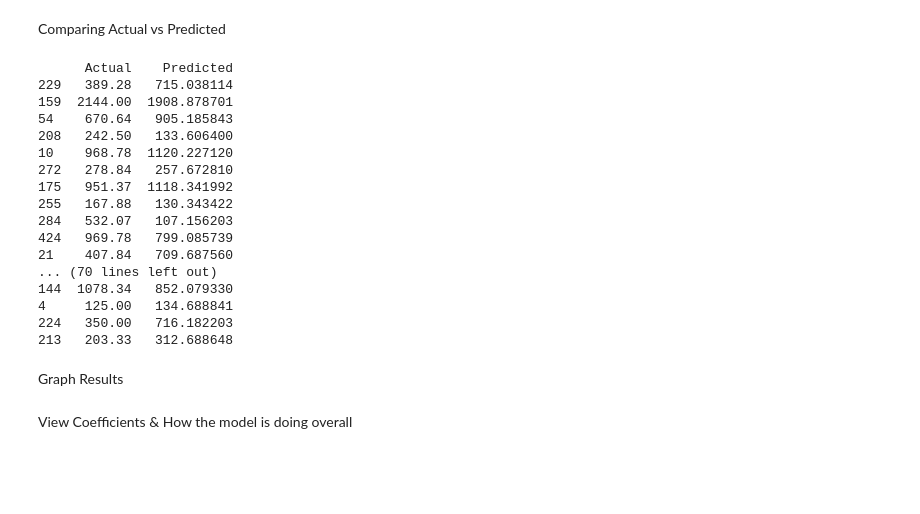
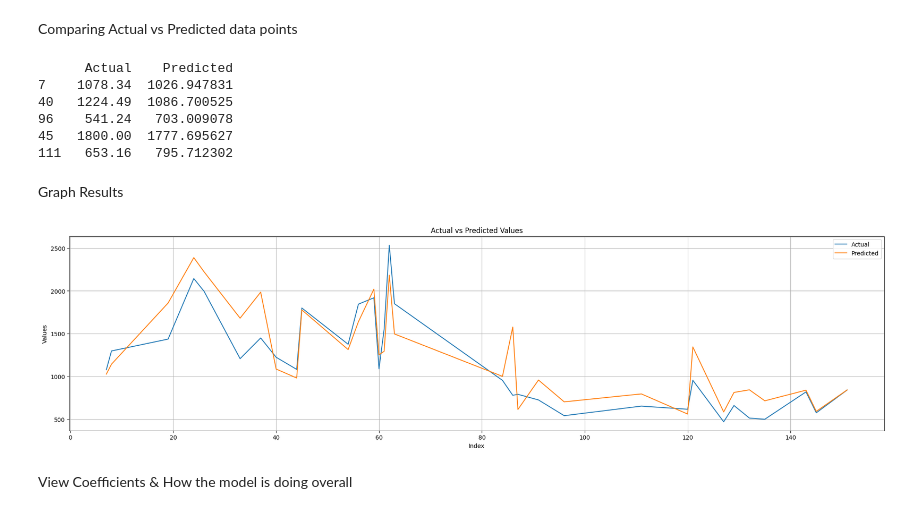
Before and after one commit to Patrickgo545/USH, a Jupyter notebook: shipping_calculator/machine_learning/ml_shipping_calculator.ipynb, the cells around one changed output. Cells and saved outputs as stored; diff of their text form; code cells hidden in the pictures; blank space fills up the shorter version.

Commit message:
ML - Linear Regression model: Shipping Calculator

```diff
--- a/shipping_calculator/machine_learning/ml_shipping_calculator.ipynb
+++ b/shipping_calculator/machine_learning/ml_shipping_calculator.ipynb
@@ -32,0 +20,14 @@ y_pred = regressor.predict(X_test)
+# %%
+# SHIPPING DASHBOARD CSV
+shipments_df = pd.read_csv("./shipments_2023.csv")
+
+# GAS PRICE AVERAGES CSV
+monthly_gas_averages = pd.read_csv("./gas_averages - U.S._All_Grades_All_Formulations_Retail_Gasoline_Prices (2) (1).csv")
+
+# CONVERT DATE COLUMN IN SHIPMENTS_DS TO DATETIME
+shipments_df['Project Date'] = pd.to_datetime(shipments_df['Project Date'], format='%Y-%m-%d')
+
+# ADJUST PROJECT DATE TO MATCH MONTHLY GAS AVG & MERGE
+shipments_df['month_year'] = shipments_df['Project Date'].dt.month.astype(str) + '/' + shipments_df['Project Date'].dt.year.astype(str)
+shipments_df = pd.merge(shipments_df, monthly_gas_averages, how='left', left_on='month_year', right_on='Month', suffixes=('_shipments', '_gas_averages'))
+shipments_df = shipments_df.rename(columns={'U.S. All Grades All Formulations Retail Gasoline Prices Dollars per Gallon': 'avg_gas_price'})
@@ -33,26 +87,31 @@ y_pred = regressor.predict(X_test)
+# %%
+# INDEPENDENT VARIABLES
+X = df[['pallets', 'weight', 'distance', 'avg_gas_price']]
+
+# DEPENDENT VARIABLE
+y = df['quote']
+
+# SPLIT DATASET
+X_train, X_test, y_train, y_test = train_test_split(X,y,test_size=0.2, random_state=0)
+
+# TRAINING MODEL
+regressor = LinearRegression()
+regressor.fit(X_train,y_train)
+
+# VALIDATING MODEL
+y_pred = regressor.predict(X_test)
 # %% [markdown]
-Comparing Actual vs Predicted
+Comparing Actual vs Predicted data points
 # %%
 df = pd.DataFrame({'Actual':y_test, 'Predicted':y_pred})
-pd.set_option('display.max_rows', None)
-print(df)
+# pd.set_option('display.max_rows', None)
 
-#print(df.head())
+
+print(df.head())
 # %% [output]
       Actual    Predicted
-229   389.28   715.038114
-159  2144.00  1908.878701
-54    670.64   905.185843
-208   242.50   133.606400
-10    968.78  1120.227120
-272   278.84   257.672810
-175   951.37  1118.341992
-255   167.88   130.343422
-284   532.07   107.156203
-424   969.78   799.085739
-21    407.84   709.687560
-... (70 lines left out)
-144  1078.34   852.079330
-4     125.00   134.688841
-224   350.00   716.182203
-213   203.33   312.688648
+7    1078.34  1026.947831
+40   1224.49  1086.700525
+96    541.24   703.009078
+45   1800.00  1777.695627
+111   653.16   795.712302
@@ -84,3 +120,20 @@ Graph Results
+# %%
+df.sort_index(inplace=True)
+
+# Plotting without dots
+plt.figure(figsize=(25, 6))
+plt.plot(df.index, df['Actual'], label='Actual', marker='')
+plt.plot(df.index, df['Predicted'], label='Predicted', marker='')
+
+# Adding labels and title
+plt.xlabel('Index')
+plt.ylabel('Values')
+plt.title('Actual vs Predicted Values')
+plt.legend()
+plt.grid(True)
+plt.show()
+# %% [output]
+[figure, added]
 # %% [markdown]
 View Coefficients & How the model is doing overall
 # %%
```
Also changed, not shown: parts of 22 cells of this notebook, 2 other files.
